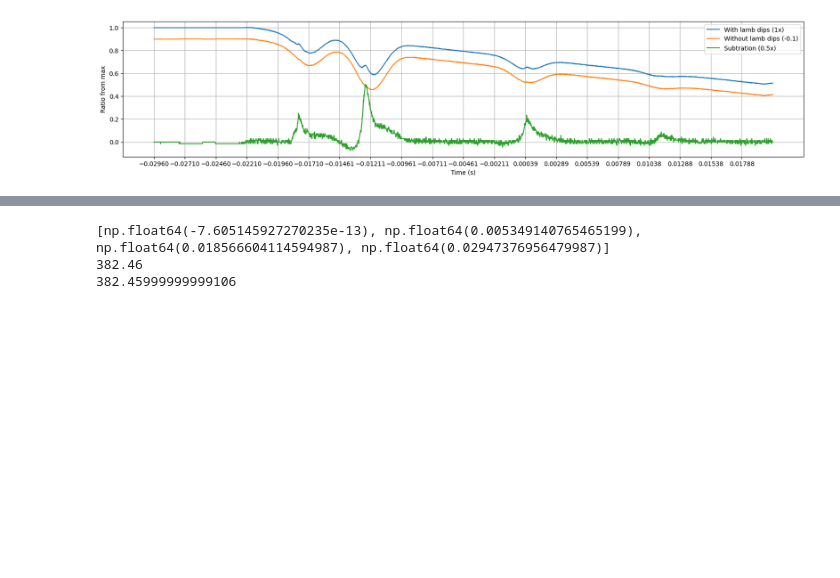
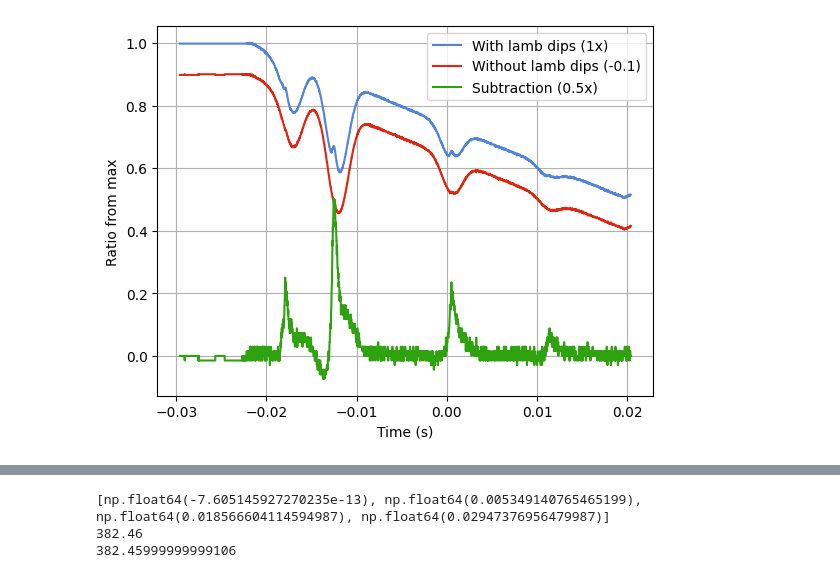
Before and after one commit to TimWiemer/Rubium_Spectroscopy_group_11, a Jupyter notebook: Full_spectrum_analysis_20206_06_17.ipynb, the cells around one changed output, grey strips where cells are left out. Saved outputs shown, nothing was run; the diff lists cells and outputs as text; code cells hidden in the pictures; blank space fills up the shorter version.

```diff
--- a/Full_spectrum_analysis_20206_06_17.ipynb
+++ b/Full_spectrum_analysis_20206_06_17.ipynb
@@ -259,39 +259,39 @@ def gemiddelde_grafiek(x_lijst, y_lijst):
 pad = r"/Users/timwiemer/Desktop/Natuur  en Sterrenkunde/Jaar 1/Rubium_Spectroscopy_group_11/Data/Full_spectrum_avg_4_2026_06_17"
 x_full_fg, y_full_fg = load_file(1,pad)
 x_full_bg, y_full_bg = load_file(0,pad)
 x_sub, y_sub = subtract(x_full_fg,y_full_fg, x_full_bg, y_full_bg)
 
 
 max_y_fg = max(y_full_fg)
 max_y_bg = max(y_full_bg)
 max_y_sub = max(y_sub)
 
 y_array_fg = np.array(y_full_fg)
 y_array_bg = np.array(y_full_bg)
 y_array_sub = np.array(y_sub)
 
 y_fg_ratios = y_array_fg/max_y_fg
 y_bg_ratios = (y_array_bg/max_y_bg) - 0.1
 y_sub_ratios = (y_array_sub/max_y_sub) *0.5
 
 x_tikka = []
 x_minna = min(x_sub)
 x_maxxa = max(x_sub)
 for i in np.arange(x_minna,x_maxxa,(x_maxxa-x_minna)/20):
     x_tikka.append(i)
 
-plt.figure(figsize= (20,4))
-plt.plot(x_full_fg, y_fg_ratios, label = "With lamb dips (1x)")
-plt.plot(x_full_bg, y_bg_ratios, label = "Without lamb dips (-0.1)")
-plt.plot(x_sub, y_sub_ratios, label = "Subtration (0.5x)")
-plt.xticks(x_tikka)
+# plt.figure(figsize= (20,4))
+plt.plot(x_full_fg, y_fg_ratios, label = "With lamb dips (1x)", color = "#5483da")
+plt.plot(x_full_bg, y_bg_ratios, label = "Without lamb dips (-0.1)", color = "#df2611")
+plt.plot(x_sub, y_sub_ratios, label = "Subtraction (0.5x)", color = "#2fa20f")
+# plt.xticks(x_tikka)
 plt.grid()
 plt.legend()
 plt.ylabel("Ratio from max")
 plt.xlabel ("Time (s)")
 plt.show()
 # %% [output]
-[figure, old version]
+[figure, new version]
 # %%
 x0_1_list_sub  = [-0.0180, -0.017, -0.0140, -0.0130, -0.010, 0.00039, 0.0110]
 A_1_list_sub   = [0.3, 0.1, -0.01, 0.5, 0.1, 0.2, 0.1]
```
Also changed, not shown: parts of 2 cells of this notebook, 4 other files.
